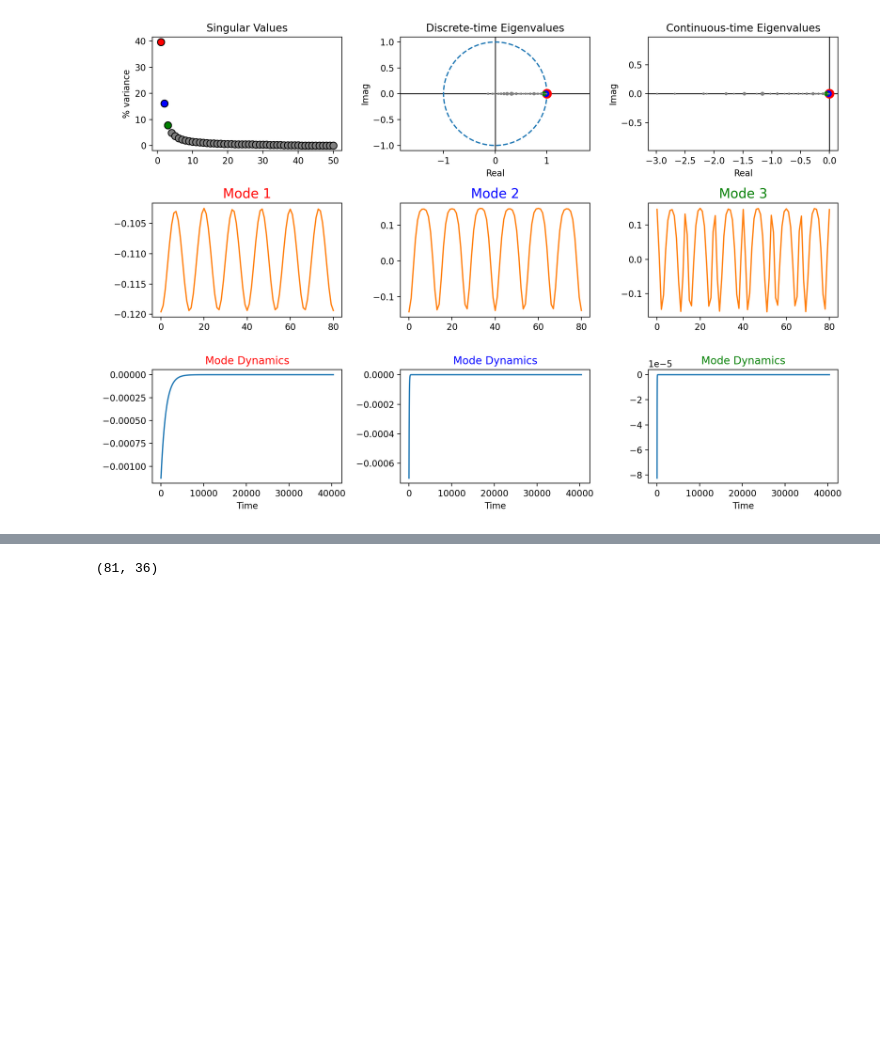
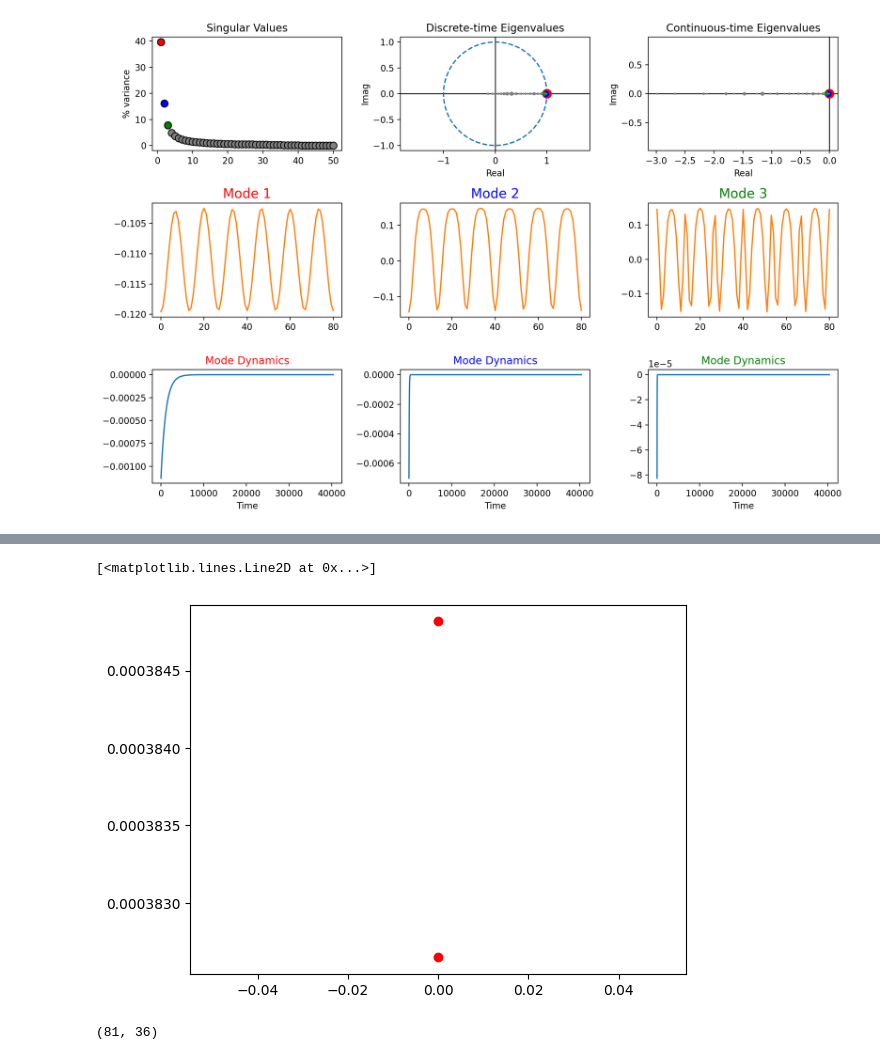
Before and after one commit to Salies/data-driven-des, a Jupyter notebook: bubble.ipynb, the cells around one changed output, grey strips where cells are left out. Cells and saved outputs as stored; diff of their text form; code cells hidden in the pictures; blank space fills up the shorter version.

```diff
--- a/bubble.ipynb
+++ b/bubble.ipynb
@@ -118,3 +160,11 @@ plot_summary(dmd)
+# %%
+test_size = np.arange(2)
+# plot dot
+plt.plot(0, exp_mode[0], 'ro', label='Test')
+plt.plot(0, pred[0], 'ro')
+# %% [output]
+[<matplotlib.lines.Line2D at 0x...>]
+[figure, added]
 # %%
 # number of modes found
 dmd.modes.shape
```
Also changed, not shown: parts of 6 cells of this notebook.
